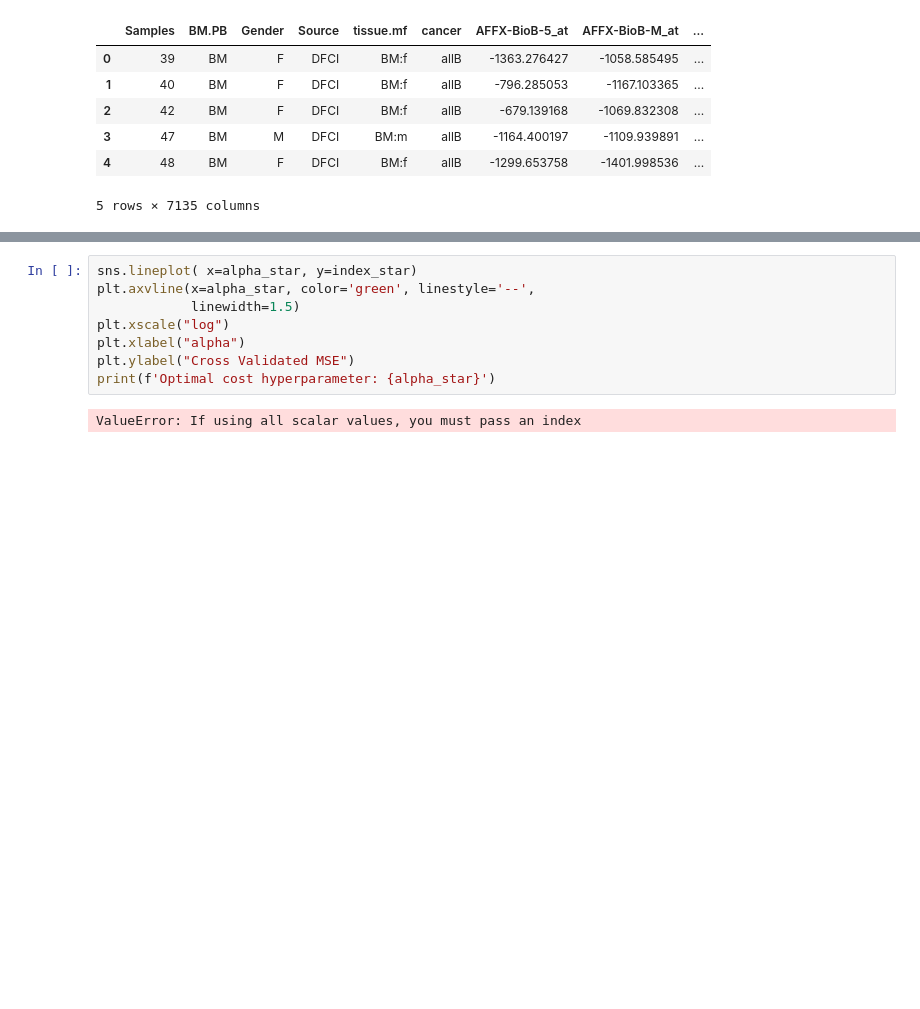
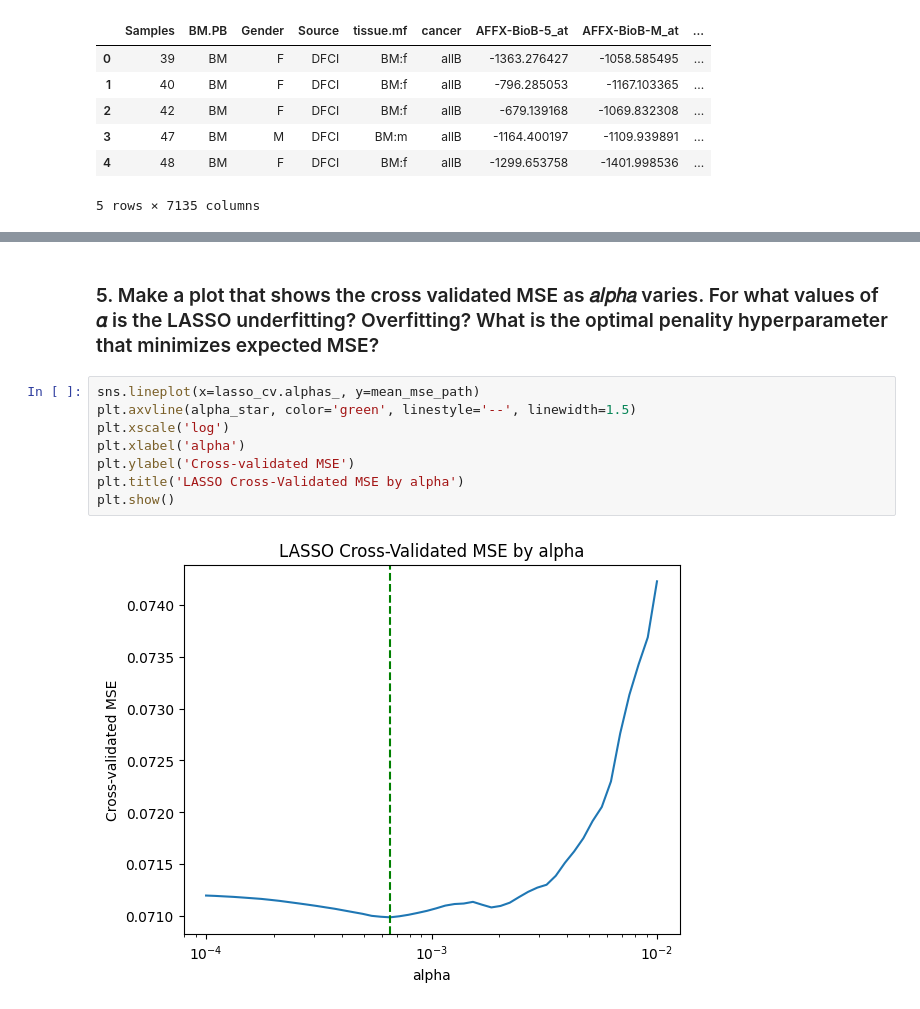
Before and after one commit to namithatholasi/undergrad_ml_assignments, a Jupyter notebook: genomics_lab.ipynb, the cells around one changed output, grey strips where cells are left out. Drawn from its saved outputs; the diff is of its cells as text; blank space fills up the shorter version.

Commit message:
Created using Colab 1234

```diff
--- a/genomics_lab.ipynb
+++ b/genomics_lab.ipynb
@@ -146,10 +218,12 @@ coefs_star = Lasso(alpha=alpha_star, max_iter=10000).fit(X_sc,y).coef_
+# %% [markdown]
+### 5. Make a plot that shows the cross validated MSE as  𝑎𝑙𝑝ℎ𝑎  varies. For what values of  𝛼  is the LASSO underfitting? Overfitting? What is the optimal penality hyperparameter that minimizes expected MSE?
 # %%
-sns.lineplot( x=alpha_star, y=index_star)
-plt.axvline(x=alpha_star, color='green', linestyle='--',
-            linewidth=1.5)
-plt.xscale("log")
-plt.xlabel("alpha")
-plt.ylabel("Cross Validated MSE")
-print(f'Optimal cost hyperparameter: {alpha_star}')
+sns.lineplot(x=lasso_cv.alphas_, y=mean_mse_path)
+plt.axvline(alpha_star, color='green', linestyle='--', linewidth=1.5)
+plt.xscale('log')
+plt.xlabel('alpha')
+plt.ylabel('Cross-validated MSE')
+plt.title('LASSO Cross-Validated MSE by alpha')
+plt.show()
 # %% [output]
-ValueError: If using all scalar values, you must pass an index
+[figure, added]
```
Also changed, not shown: parts of 30 cells of this notebook.
